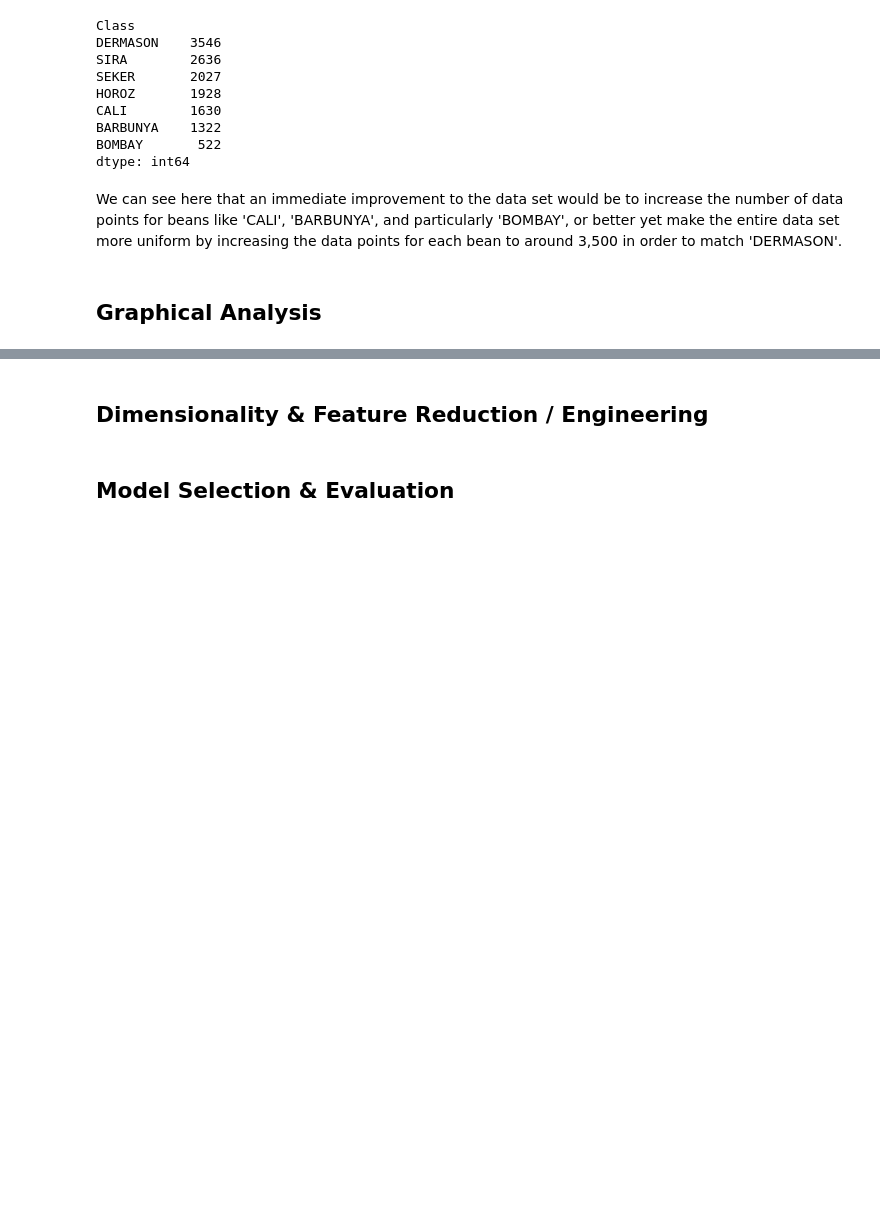
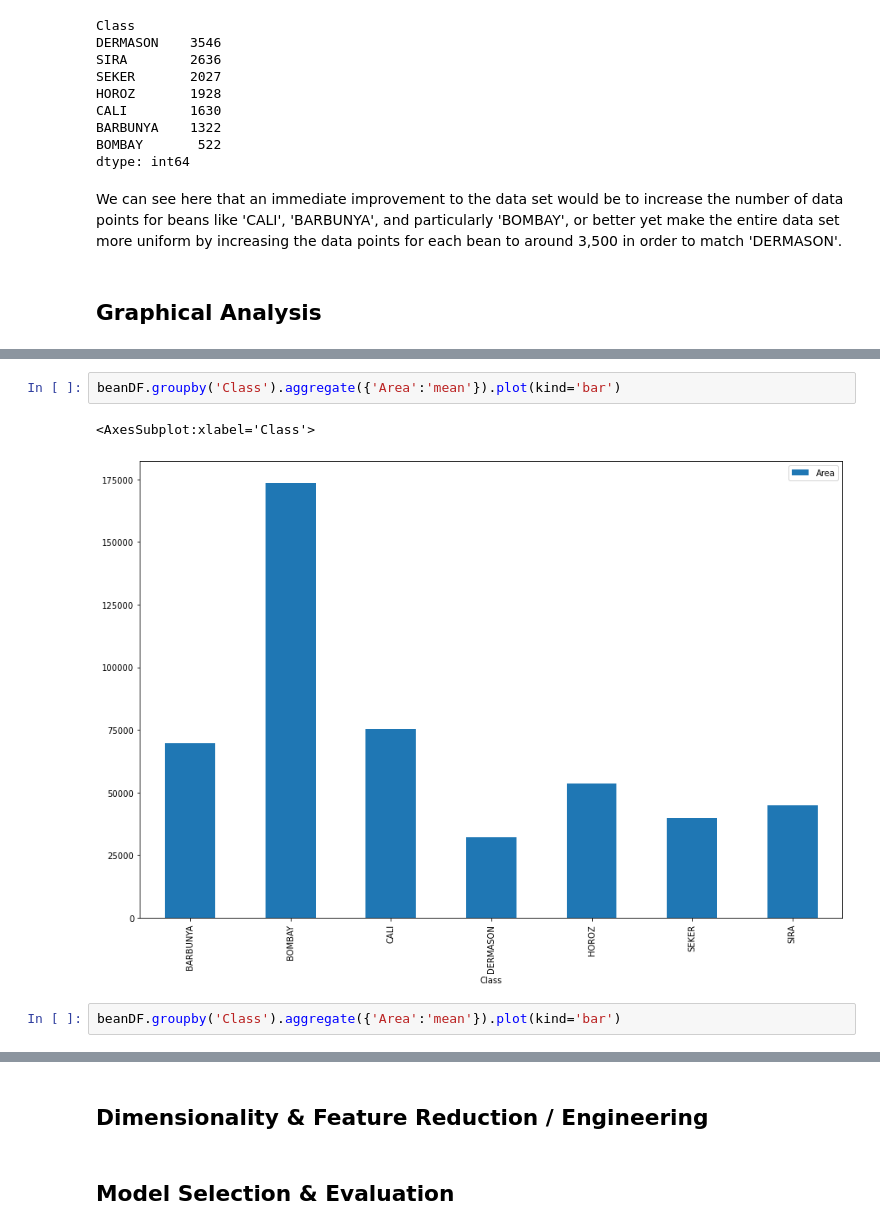
Before and after one commit to ScottBreitbach/DSC550, a Jupyter notebook: FinalProject/M5_draft.ipynb, the cells around one changed output, grey strips where cells are left out. Saved outputs shown, nothing was run; the diff lists cells and outputs as text; blank space fills up the shorter version.

```diff
--- a/FinalProject/M5_draft.ipynb
+++ b/FinalProject/M5_draft.ipynb
@@ -72,0 +96,7 @@ We can see here that an immediate improvement to the data set would be to increa
+# %%
+beanDF.groupby('Class').aggregate({'Area':'mean'}).plot(kind='bar')
+# %% [output]
+<AxesSubplot:xlabel='Class'>
+[figure, added]
+# %%
+beanDF.groupby('Class').aggregate({'Area':'mean'}).plot(kind='bar')
```
Also changed, not shown: parts of 8 cells of this notebook.
